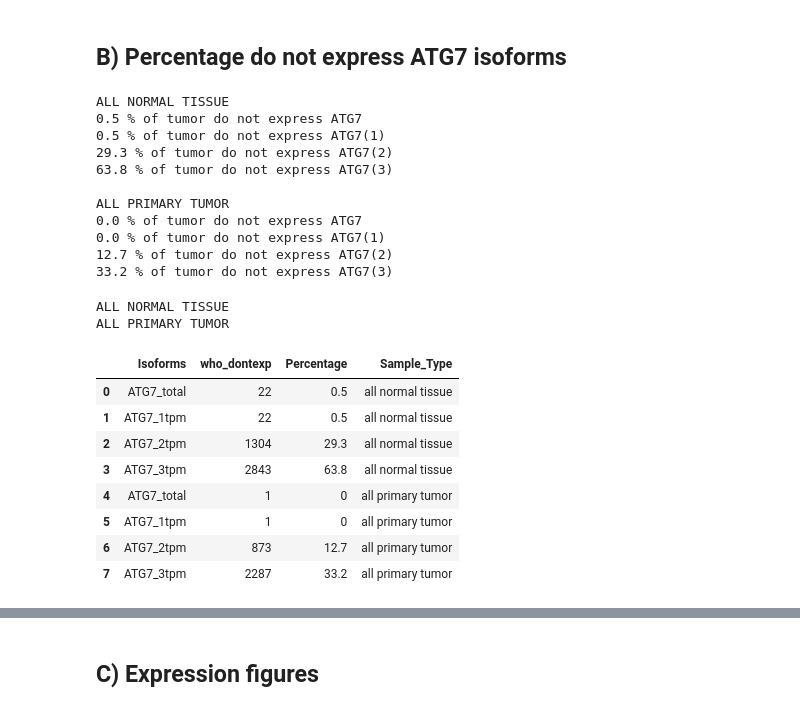
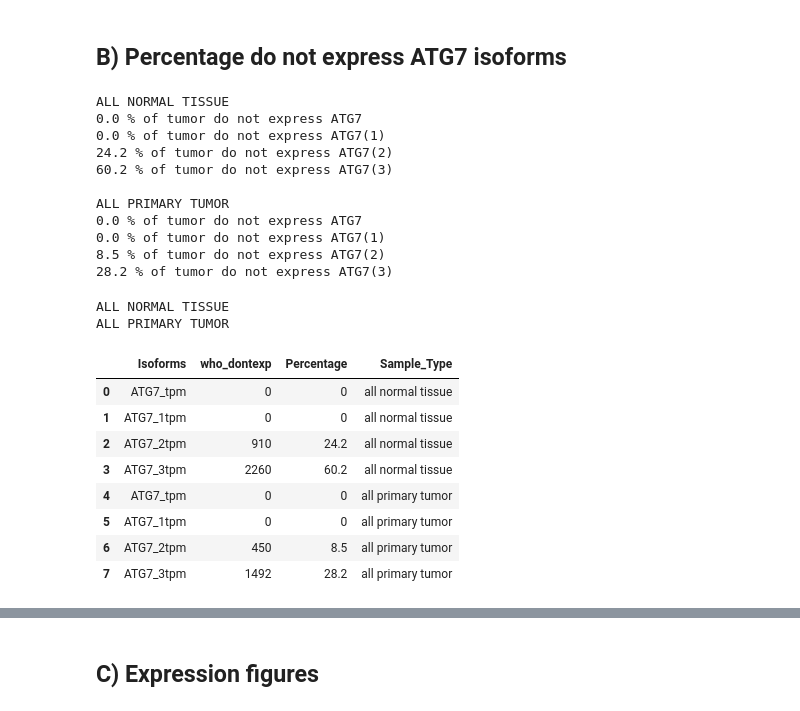
Before and after one commit to Keviosta/Article_short_isoform_ATG7_private, a Jupyter notebook: ATG7/atg7_all_tissue_analyse/ATG7 characterisation/Communal_tissues_global_ATG7_isoform_characterisation.ipynb, the cells around one changed output, grey strips where cells are left out. Cells and saved outputs as stored; diff of their text form; code cells hidden in the pictures.

```diff
--- a/ATG7/atg7_all_tissue_analyse/ATG7 characterisation/Communal_tissues_global_ATG7_isoform_characterisation.ipynb
+++ b/ATG7/atg7_all_tissue_analyse/ATG7 characterisation/Communal_tissues_global_ATG7_isoform_characterisation.ipynb
@@ -87,24 +102,0 @@ for i in range(len(isoforms)):
-# %%
-# Distribution graph, for ATG7, iso1 & iso2
-## LOG2(TPM+1) + Density
-isoforms = 'log2_p1_ATG7_total', 'log2_p1_ATG7_1', 'log2_p1_ATG7_2'
-isoforms_info = 'ATG7', 'ATG7(1)', 'ATG7(2)'
-
-for i in range(len(isoforms)):
-    isoform = isoforms[i]
-    xData = df_ATG7_Normal[isoform]
-    x2Data = df_ATG7_Primary[isoform]
-
-    seaborn.kdeplot(xData, color = 'mediumaquamarine', fill = True)
-    seaborn.kdeplot(x2Data, color = 'sandybrown', fill = True)
-
-    plt.xlabel('Expression of '+ isoforms_info[i] + ' [log2 (TPM + 1)]')
-    plt.xlim(-0.5, 6)
-    plt.ylim(0, 0.95)
-#     plt.title(isoforms_info[i]+ ' expression ')
-    plt.legend(labels=["Normal Tissue","Primary Tumor"])
-    title_file = 'distrib_' + isoforms_info[i]
-
-    plt.savefig(path+path2+title_file+'.svg')
-    plt.show()
-    plt.clf()
@@ -118,13 +105,12 @@ for i in range(len(isoforms)):
 # %%
 # Distribution graph, for ATG7, iso1 & iso2
 ## TPM + Count Scale
-isoforms = 'ATG7_total', 'ATG7_1tpm', 'ATG7_2tpm'
+isoforms = 'ATG7_tpm', 'ATG7_1tpm', 'ATG7_2tpm'
 isoforms_info = 'ATG7', 'ATG7(1)', 'ATG7(2)'
-df_ATG7_NormPrim
 for i in range(len(isoforms)):
     isoform = isoforms[i]
     Data = df_ATG7_NormPrim[['Sample_Type', isoform]]
-
+    Data.reset_index(drop = True, inplace = True)
     seaborn.displot(Data, x= isoform, hue="Sample_Type")
     plt.ylabel('Number of samples')
     plt.xlabel(isoforms_info[i] + ' expression [TPM]')
@@ -139,7 +125,7 @@ for i in range(len(isoforms)):
 # %%
 dfs = df_ATG7_Normal, df_ATG7_Primary
 infos = 'all normal tissue', 'all primary tumor'
-isoforms = 'ATG7_total', 'ATG7_1tpm', 'ATG7_2tpm', 'ATG7_3tpm'
+isoforms = 'ATG7_tpm', 'ATG7_1tpm', 'ATG7_2tpm', 'ATG7_3tpm'
 iso_names = 'ATG7', 'ATG7(1)', 'ATG7(2)', 'ATG7(3)'
 
 for i in range(len(dfs)):
@@ -160,20 +146,20 @@ for i in range(len(dfs)):
     print()
 # %% [output]
 ALL NORMAL TISSUE
-0.5 % of tumor do not express ATG7
-0.5 % of tumor do not express ATG7(1)
-29.3 % of tumor do not express ATG7(2)
-63.8 % of tumor do not express ATG7(3)
+0.0 % of tumor do not express ATG7
+0.0 % of tumor do not express ATG7(1)
+24.2 % of tumor do not express ATG7(2)
+60.2 % of tumor do not express ATG7(3)
 
 ALL PRIMARY TUMOR
 0.0 % of tumor do not express ATG7
 0.0 % of tumor do not express ATG7(1)
-12.7 % of tumor do not express ATG7(2)
-33.2 % of tumor do not express ATG7(3)
+8.5 % of tumor do not express ATG7(2)
+28.2 % of tumor do not express ATG7(3)
 # %%
 dfs = df_ATG7_Normal, df_ATG7_Primary
 infos = 'all normal tissue', 'all primary tumor'
-isoforms = 'ATG7_total', 'ATG7_1tpm', 'ATG7_2tpm', 'ATG7_3tpm'
+isoforms = 'ATG7_tpm', 'ATG7_1tpm', 'ATG7_2tpm', 'ATG7_3tpm'
 iso_names = 'ATG7', 'ATG7(1)', 'ATG7(2)', 'ATG7(3)'
 
 df_number_exp = []
@@ -189,41 +175,41 @@ for i in range(len(dfs)):
     print(info.upper())
 
     for j in range(len(isoforms)):
         isoform = isoforms[j]
         iso_name = iso_names[j]
 
         #save what isoform
         what.append(isoform)
         #save sample_type
         sample_type.append(info)
         #have total sample number
         all_ = (df[isoform]).shape
         #calculate number of sample who express the isoform
         without_exp = (df[isoform]<0.1).sum()
         who_dontexp.append(without_exp)
         #convert result to percentage
         perc_without_exp = float((without_exp*100)/all_)
         perc_noexp.append(round(perc_without_exp,1))
 
 #create a dictionnary and convert to dataframe
 d = dict(Isoforms = what, who_dontexp = who_dontexp,
          Percentage = perc_noexp, Sample_Type = sample_type)
 df_noexpr_distrib = pandas.DataFrame.from_dict(d, orient='index')
 df_noexpr_distrib = df_noexpr_distrib.T
 
 df_noexpr_distrib
 # %% [output]
 ALL NORMAL TISSUE
 ALL PRIMARY TUMOR
 |  | Isoforms | who_dontexp | Percentage | Sample_Type |
-| 0 | ATG7_total | 22 | 0.5 | all normal tissue |
-| 1 | ATG7_1tpm | 22 | 0.5 | all normal tissue |
-| 2 | ATG7_2tpm | 1304 | 29.3 | all normal tissue |
-| 3 | ATG7_3tpm | 2843 | 63.8 | all normal tissue |
-| 4 | ATG7_total | 1 | 0 | all primary tumor |
-| 5 | ATG7_1tpm | 1 | 0 | all primary tumor |
-| 6 | ATG7_2tpm | 873 | 12.7 | all primary tumor |
-| 7 | ATG7_3tpm | 2287 | 33.2 | all primary tumor |
+| 0 | ATG7_tpm | 0 | 0 | all normal tissue |
+| 1 | ATG7_1tpm | 0 | 0 | all normal tissue |
+| 2 | ATG7_2tpm | 910 | 24.2 | all normal tissue |
+| 3 | ATG7_3tpm | 2260 | 60.2 | all normal tissue |
+| 4 | ATG7_tpm | 0 | 0 | all primary tumor |
+| 5 | ATG7_1tpm | 0 | 0 | all primary tumor |
+| 6 | ATG7_2tpm | 450 | 8.5 | all primary tumor |
+| 7 | ATG7_3tpm | 1492 | 28.2 | all primary tumor |
 # %%
 seaborn.barplot(data=df_noexpr_distrib, x="Isoforms", y="Percentage", hue="Sample_Type",
                 palette = 'Set2', orient = 'v')
```
Also changed, not shown: parts of 16 cells of this notebook, 7 other files.
